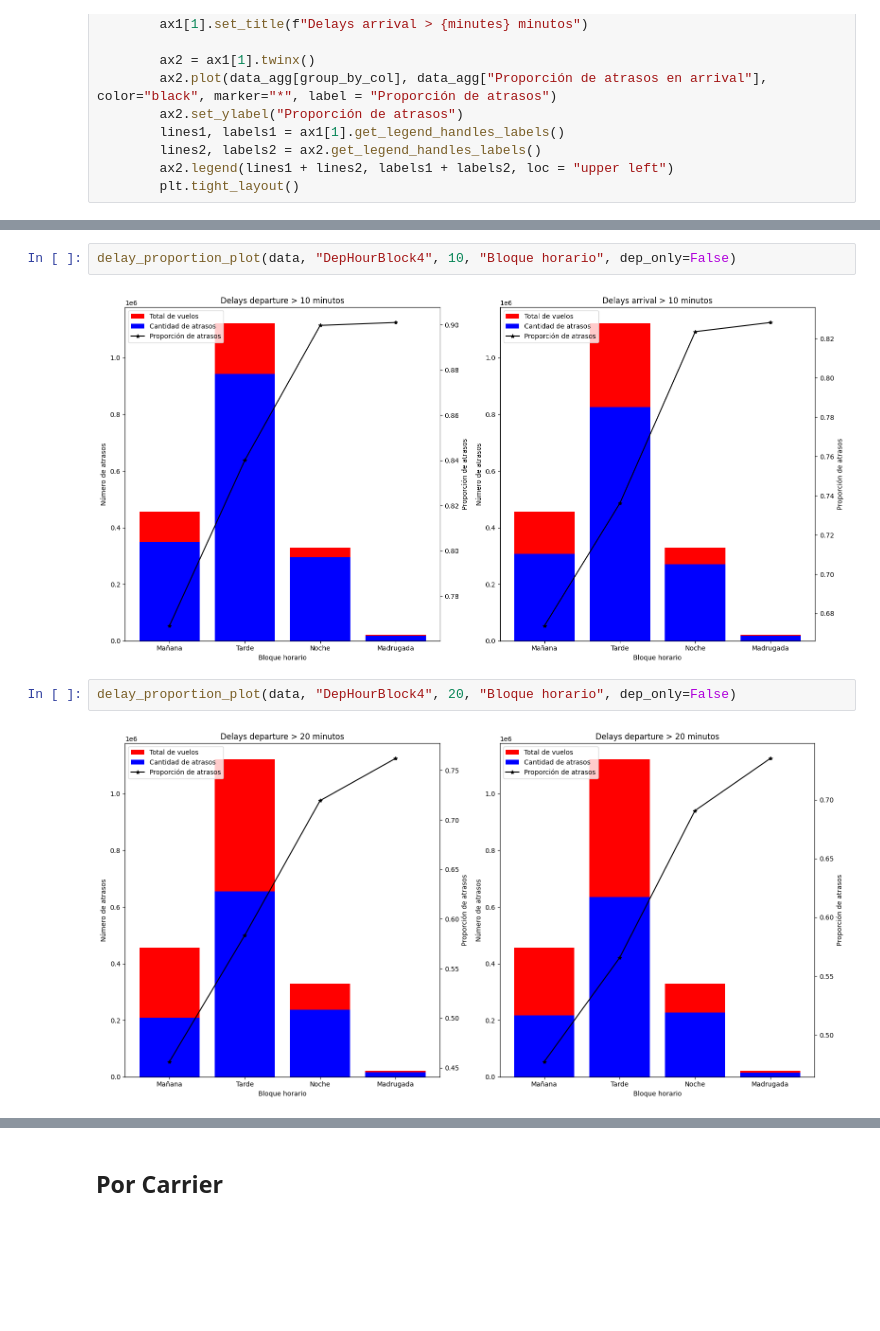
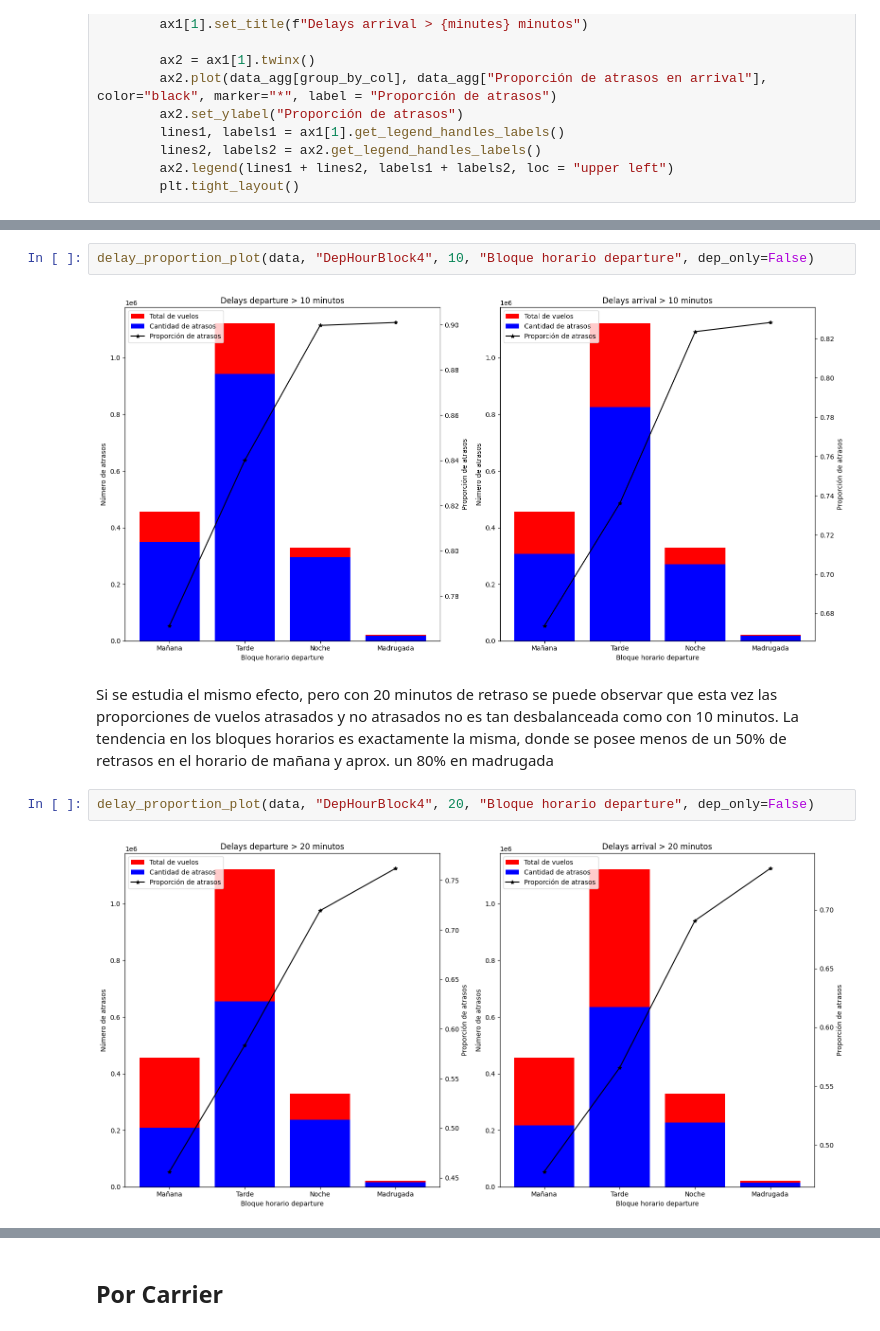
Before and after one commit to DiegoLeonG96/proyecto-pydatascience-udd, a Jupyter notebook: 03_Visualizaciones.ipynb, the cells around one changed output, grey strips where cells are left out. Cells and saved outputs as stored; diff of their text form; blank space fills up the shorter version.

```diff
--- a/03_Visualizaciones.ipynb
+++ b/03_Visualizaciones.ipynb
@@ -109,8 +150,10 @@ def delay_proportion_plot(data: pd.DataFrame, group_by_col: str, minutes: str, x
 # %%
-delay_proportion_plot(data, "DepHourBlock4", 10, "Bloque horario", dep_only=False)
+delay_proportion_plot(data, "DepHourBlock4", 10, "Bloque horario departure", dep_only=False)
 # %% [output]
-[figure, old version]
+[figure, new version]
+# %% [markdown]
+Si se estudia el mismo efecto, pero con 20 minutos de retraso se puede observar que esta vez las proporciones de vuelos atrasados y no atrasados no es tan desbalanceada como con 10 minutos. La tendencia en los bloques horarios es exactamente la misma, donde se posee menos de un 50% de retrasos en el horario de mañana y aprox. un 80% en madrugada
 # %%
-delay_proportion_plot(data, "DepHourBlock4", 20, "Bloque horario", dep_only=False)
+delay_proportion_plot(data, "DepHourBlock4", 20, "Bloque horario departure", dep_only=False)
 # %% [output]
-[figure, old version]
+[figure, new version]
```
Also changed, not shown: parts of 24 cells of this notebook.
